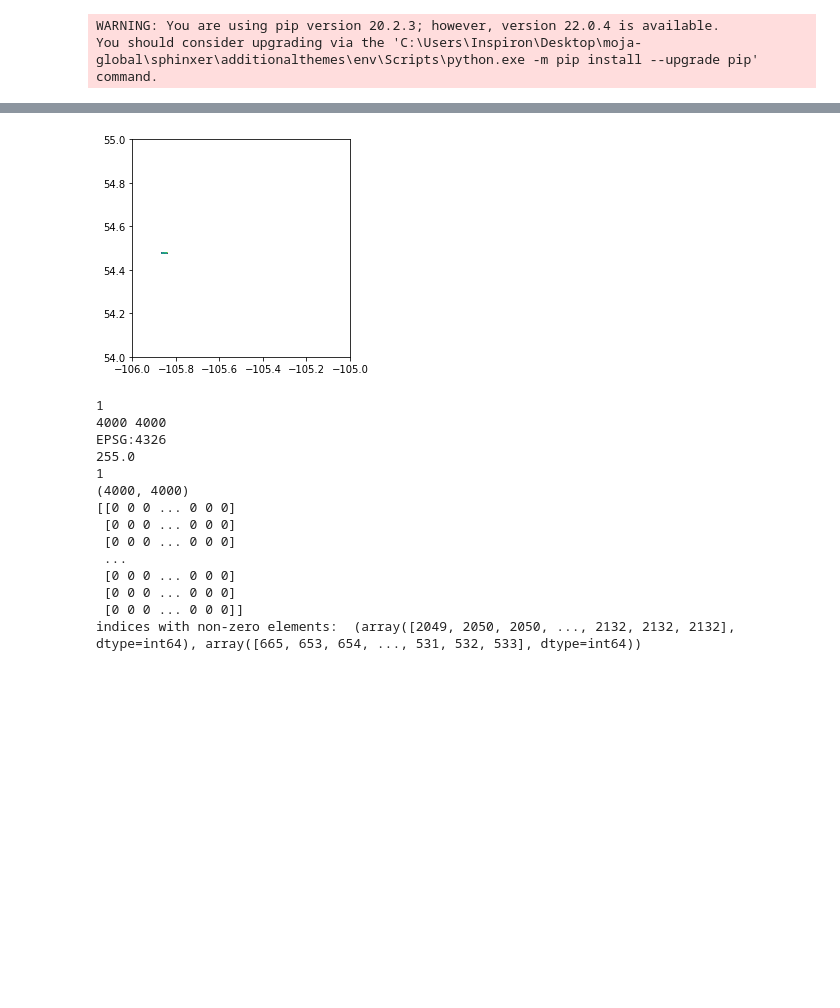
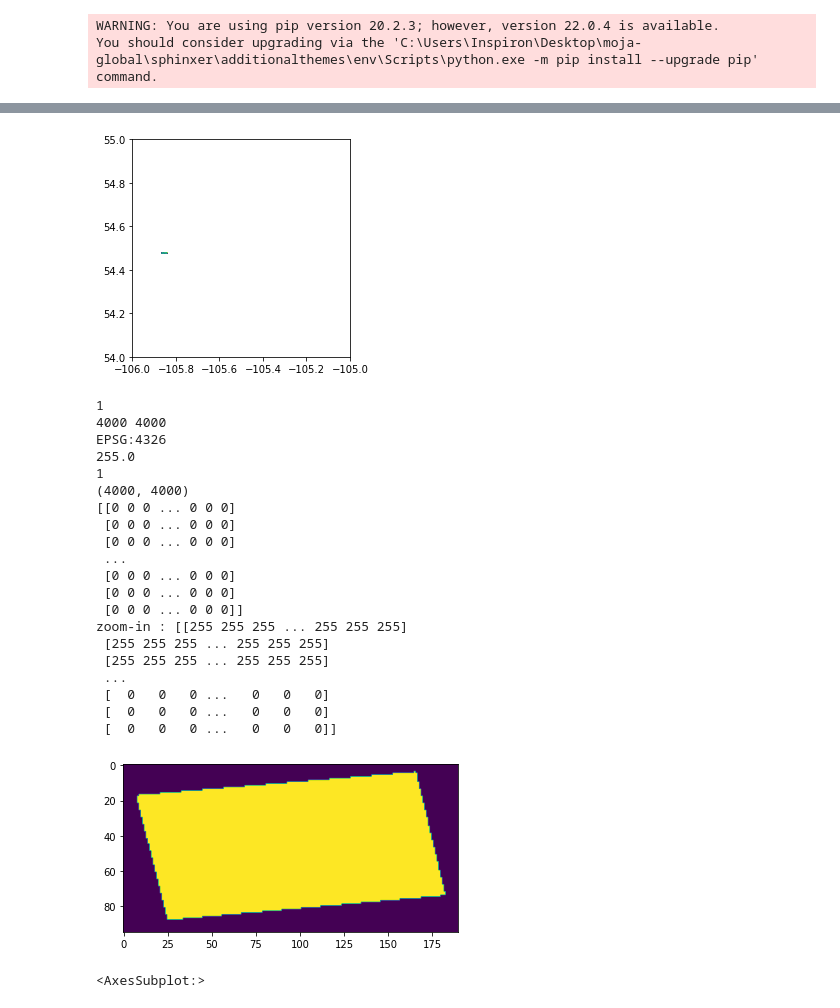
Before and after one commit to padmajabhol/LFX-mentorship-progress-tracker, a Jupyter notebook: FLINT-Datatype/Untitled.ipynb, the cells around one changed output, grey strips where cells are left out. Cells and saved outputs as stored; diff of their text form; code cells hidden in the pictures; blank space fills up the shorter version.

```diff
--- a/FLINT-Datatype/Untitled.ipynb
+++ b/FLINT-Datatype/Untitled.ipynb
@@ -106,32 +109,42 @@ print(img2.count)
 print(img2.height, img2.width)
 
 # CRS
 print(img2.crs)
 
 # No-data
 print(img2.nodata)
 
 # Raster bands
 print(img2.count)
 
 msk = img2.read_masks(1)
 print(msk.shape)
 print(msk)
 x = msk
-print("indices with non-zero elements: ",np.nonzero(x))
+# print("indices with non-zero elements: ",np.nonzero(x))
+print("zoom-in :", msk[2065:2140, 550:650])
+show(msk[2045:2140, 500:690])
 # %% [output]
 [figure]
 1
 4000 4000
 EPSG:4326
 255.0
 1
 (4000, 4000)
 [[0 0 0 ... 0 0 0]
  [0 0 0 ... 0 0 0]
  [0 0 0 ... 0 0 0]
  ...
  [0 0 0 ... 0 0 0]
  [0 0 0 ... 0 0 0]
  [0 0 0 ... 0 0 0]]
-indices with non-zero elements:  (array([2049, 2050, 2050, ..., 2132, 2132, 2132], dtype=int64), array([665, 653, 654, ..., 531, 532, 533], dtype=int64))
+zoom-in : [[255 255 255 ... 255 255 255]
+ [255 255 255 ... 255 255 255]
+ [255 255 255 ... 255 255 255]
+ ...
+ [  0   0   0 ...   0   0   0]
+ [  0   0   0 ...   0   0   0]
+ [  0   0   0 ...   0   0   0]]
+[figure, added]
+<AxesSubplot:>
```
Also changed, not shown: parts of 1 cell of this notebook.
